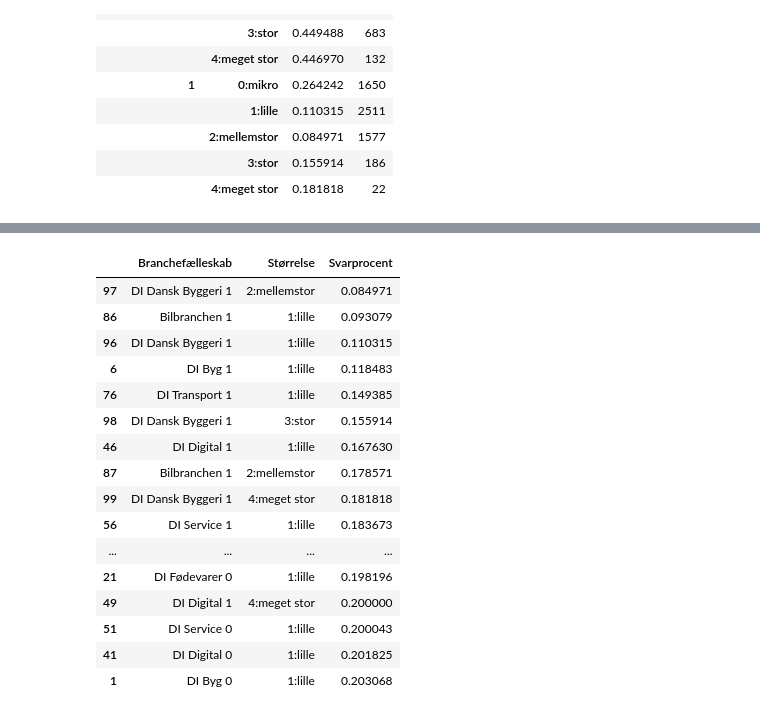
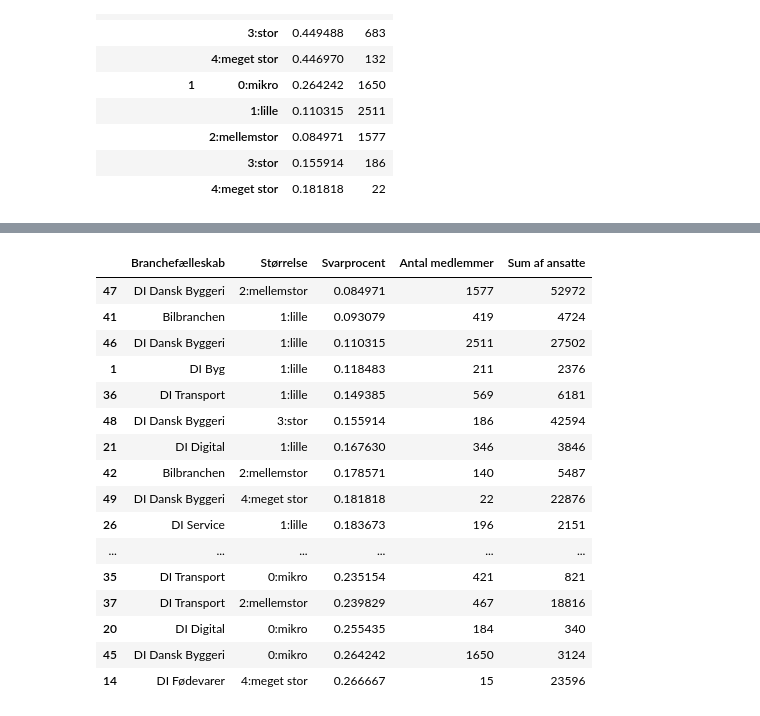
Before and after one commit to AlbertAlsbjerg/DO-case3-Anders-Albert, a Jupyter notebook: Kode.ipynb, the cells around one changed output, grey strips where cells are left out. Saved outputs shown, nothing was run; the diff lists cells and outputs as text; code cells hidden in the pictures.

```diff
--- a/Kode.ipynb
+++ b/Kode.ipynb
@@ -254,54 +258,60 @@ t_list
 # %%
 branche_list = ["DI Byg", "DI Energi", "DI Fødevarer", "DI Handel", "DI Digital", "DI Service", "DI Rådgiverne", "DI Transport", "Bilbranchen", "DI Dansk Byggeri"]
 
 branche = []
 comp_size = []
 point_mean = []
 size_list = []
+sum_workers = []
 
-apply_vars = ['point']
-apply_fcts = ['mean']
+apply_vars = ['point', 'DI antal ansatte opgivet']
+apply_fcts = ['mean', 'size', 'sum']
 
 for i in range(len(branche_list)):
     temp_df = bilag5.groupby([branche_list[i], "størrelse"])[apply_vars].agg(apply_fcts)
 
+    #fjerner branchedeltagelse=0
+    temp_df = temp_df[temp_df.index.get_level_values(0)!=0]
+
     temp_list = temp_df.index.get_level_values(0)
-    temp_list = [branche_list[i] + " " + str(x) for x in temp_list]
+    temp_list = [branche_list[i] for x in temp_list]
     branche.extend(list(temp_list))
 
     comp_size.extend(list(temp_df.index.get_level_values(1)))
 
     point_mean.extend(list(temp_df["point"]["mean"]))
 
-    #size_list.extend(list(temp_df["point"]["size"]))
+    size_list.extend(list(temp_df["point"]["size"]))
+
+    sum_workers.extend(list(temp_df["DI antal ansatte opgivet"]["sum"]))
 
 
 output_df = pd.DataFrame({'Branchefælleskab':branche,
-                               'Størrelse':comp_size,
-                               'Svarprocent':point_mean})
-                          #,
-                           #    'Antal':size})]
+                          'Størrelse':comp_size,
+                          'Svarprocent':point_mean,
+                          'Antal medlemmer':size_list,
+                          'Sum af ansatte':sum_workers})
 
 output_df = output_df.sort_values(by="Svarprocent")
 output_df.head(20)
 # %% [output]
-|  | Branchefælleskab | Størrelse | Svarprocent |
-| 97 | DI Dansk Byggeri 1 | 2:mellemstor | 0.084971 |
-| 86 | Bilbranchen 1 | 1:lille | 0.093079 |
-| 96 | DI Dansk Byggeri 1 | 1:lille | 0.110315 |
-| 6 | DI Byg 1 | 1:lille | 0.118483 |
-| 76 | DI Transport 1 | 1:lille | 0.149385 |
-| 98 | DI Dansk Byggeri 1 | 3:stor | 0.155914 |
-| 46 | DI Digital 1 | 1:lille | 0.167630 |
-| 87 | Bilbranchen 1 | 2:mellemstor | 0.178571 |
-| 99 | DI Dansk Byggeri 1 | 4:meget stor | 0.181818 |
-| 56 | DI Service 1 | 1:lille | 0.183673 |
-| ... | ... | ... | ... |
-| 21 | DI Fødevarer 0 | 1:lille | 0.198196 |
-| 49 | DI Digital 1 | 4:meget stor | 0.200000 |
-| 51 | DI Service 0 | 1:lille | 0.200043 |
-| 41 | DI Digital 0 | 1:lille | 0.201825 |
-| 1 | DI Byg 0 | 1:lille | 0.203068 |
+|  | Branchefælleskab | Størrelse | Svarprocent | Antal medlemmer | Sum af ansatte |
+| 47 | DI Dansk Byggeri | 2:mellemstor | 0.084971 | 1577 | 52972 |
+| 41 | Bilbranchen | 1:lille | 0.093079 | 419 | 4724 |
+| 46 | DI Dansk Byggeri | 1:lille | 0.110315 | 2511 | 27502 |
+| 1 | DI Byg | 1:lille | 0.118483 | 211 | 2376 |
+| 36 | DI Transport | 1:lille | 0.149385 | 569 | 6181 |
+| 48 | DI Dansk Byggeri | 3:stor | 0.155914 | 186 | 42594 |
+| 21 | DI Digital | 1:lille | 0.167630 | 346 | 3846 |
+| 42 | Bilbranchen | 2:mellemstor | 0.178571 | 140 | 5487 |
+| 49 | DI Dansk Byggeri | 4:meget stor | 0.181818 | 22 | 22876 |
+| 26 | DI Service | 1:lille | 0.183673 | 196 | 2151 |
+| ... | ... | ... | ... | ... | ... |
+| 35 | DI Transport | 0:mikro | 0.235154 | 421 | 821 |
+| 37 | DI Transport | 2:mellemstor | 0.239829 | 467 | 18816 |
+| 20 | DI Digital | 0:mikro | 0.255435 | 184 | 340 |
+| 45 | DI Dansk Byggeri | 0:mikro | 0.264242 | 1650 | 3124 |
+| 14 | DI Fødevarer | 4:meget stor | 0.266667 | 15 | 23596 |
 # %%
 output_df = output_df.sort_values(by="Svarprocent", ascending=False)
 output_df.head(20)
```
Also changed, not shown: parts of 5 cells of this notebook.
